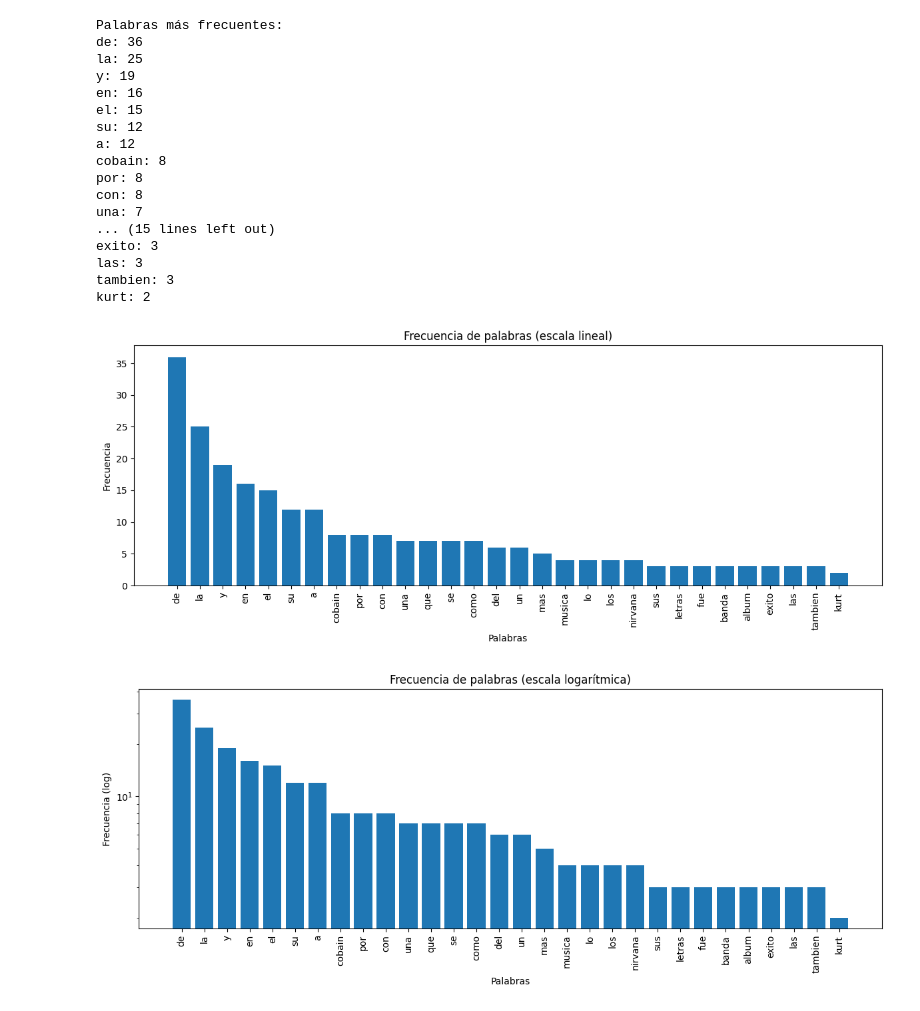
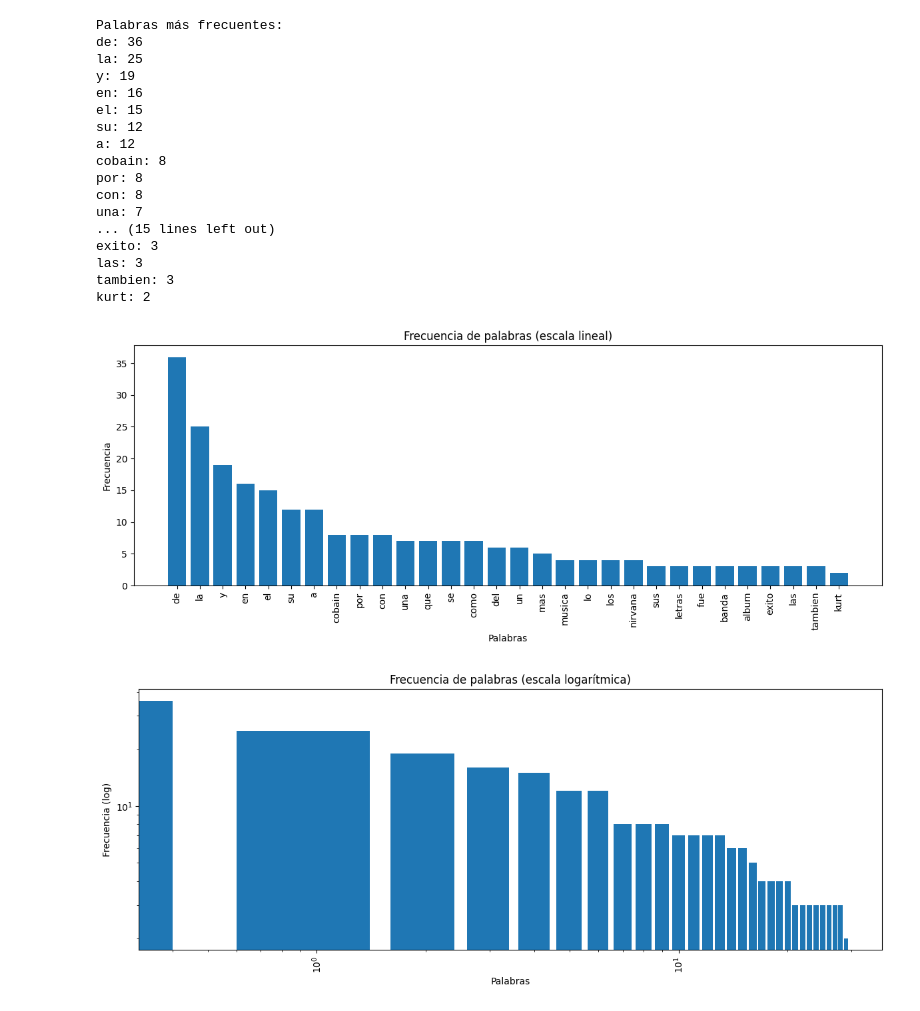
Before and after one commit to LiamSalazar/CienciaDatos, a Jupyter notebook: Practica3.ipynb, the cells around one changed output. Saved outputs shown, nothing was run; the diff lists cells and outputs as text; code cells hidden in the pictures.

```diff
--- a/Practica3.ipynb
+++ b/Practica3.ipynb
@@ -72,6 +72,7 @@ def graficar_frecuencias(palabras_frecuencia):
     plt.figure(figsize=(12, 5))
     plt.bar(palabras, frecuencias)
     plt.yscale("log")
+    plt.xscale("log")
     plt.xticks(rotation=90)
     plt.title("Frecuencia de palabras (escala logarítmica)")
     plt.xlabel("Palabras")
@@ -81,31 +82,31 @@ def graficar_frecuencias(palabras_frecuencia):
 
 
 
 
 texto = leerDocumentos("./ArchivoTexto.txt") # Mando el documento de referencia
 texto_normalizado = normalizar_texto(texto) # Normalizo el texto
 print("Palabras más frecuentes:")
 palabras_frecuentes = palabras_mas_frecuentes(texto_normalizado, 30) # Obtengo el diccionario de frecuencias de las 30 palabras que más aparecen
 for palabra, frecuencia in palabras_frecuentes: # Imprimo el diccionario recibido
     print(f"{palabra}: {frecuencia}")
 graficar_frecuencias(palabras_frecuentes) # Grafico el diccionario de frecuencias
 # %% [output]
 Palabras más frecuentes:
 de: 36
 la: 25
 y: 19
 en: 16
 el: 15
 su: 12
 a: 12
 cobain: 8
 por: 8
 con: 8
 una: 7
 ... (15 lines left out)
 exito: 3
 las: 3
 tambien: 3
 kurt: 2
 [figure]
-[figure, old version]
+[figure, new version]
```
